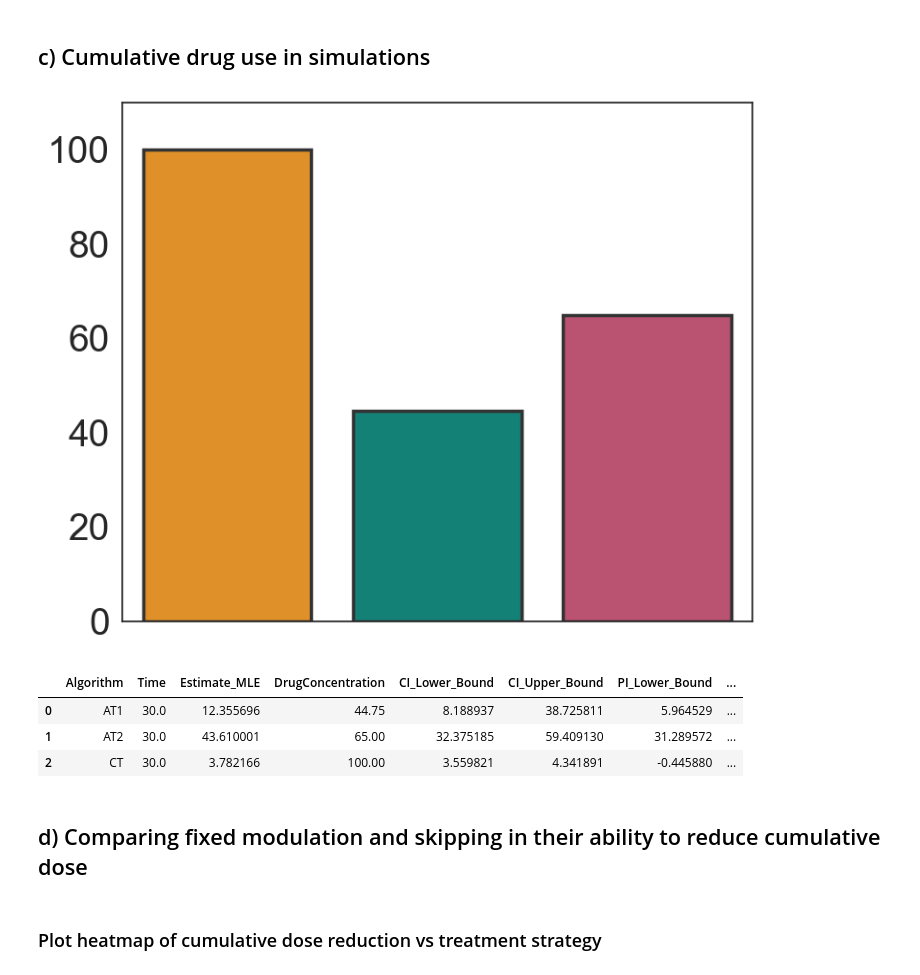
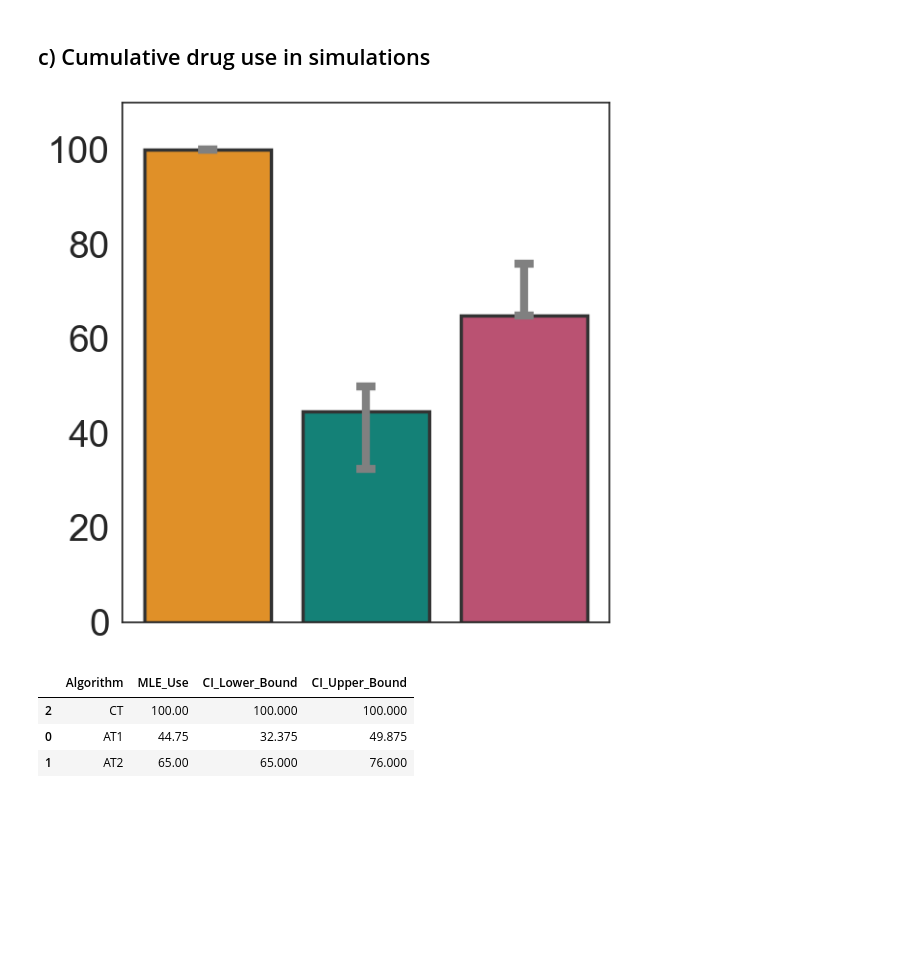
Before and after one commit to MathOnco/PARPi_Model, a Jupyter notebook: jnb_figure6.ipynb, the cells around one changed output. Drawn from its saved outputs; the diff is of its cells as text; code cells hidden in the pictures; blank space fills up the shorter version.

```diff
--- a/jnb_figure6.ipynb
+++ b/jnb_figure6.ipynb
@@ -78,20 +85,36 @@ algorithmSpecsDic = {"AT1":{'atThreshold':0., 'doseList':[0,12.5,25,50,100],
                     }
 # %%
 tmpDfList = []
+tmpDicList = []
 for algorithm in list(algorithmSpecsDic.keys()):
     # Simulate
     atToProfile = algorithm if algorithm!="CT" else "AT1"
-    tmpDf = compute_confidenceInterval_prediction(fitObj=fitObj,
+    tmpDf, trajectoriesMat = compute_confidenceInterval_prediction(fitObj=fitObj,
                                                  bootstrapResultsDf=treatmentModelBootstrapsDf[:25],#[:n_bootstraps],xxx
                                                  atToProfile=atToProfile,
                                                  at_kws=algorithmSpecsDic[algorithm],
                                                  initialConditionsList={"P0":(1-fA)*n0, "A0":fA*n0},
                                                  show_progress=True, n_time_steps=100,
                                                  alpha=ci_significanceLevel,
+                                                 returnTrajectories=True,
                                                  solver_kws=solver_kws)
     tmpDf['Algorithm'] = algorithm
     tmpDfList.append(tmpDf)
+
+    # Record mean drug use for later plotting
+    meanDrugUseDistribution = np.mean(trajectoriesMat[:,:,-1], axis=1)
+#     print(algorithm, tmpDf.DrugConcentration.mean(), meanDrugUseDistribution)
+    tmpDicList.append({"Algorithm":algorithm,
+                       "MLE_Use": tmpDf.DrugConcentration.mean(),
+                       "CI_Lower_Bound": np.percentile(meanDrugUseDistribution,
+                                                       (1 - ci_significanceLevel) * 100 / 2),
+                       "CI_Upper_Bound": np.percentile(meanDrugUseDistribution,
+                                                       (ci_significanceLevel + (1 - ci_significanceLevel) / 2) * 100)})
 modelPredictionsDf = pd.concat(tmpDfList)
+cumDrugDataDf = pd.DataFrame(tmpDicList)
+cumDrugDataDf['Algorithm'] = pd.Categorical(cumDrugDataDf['Algorithm'], ordered=True,
+                                            categories=["CT", "AT1", "AT2"])
+cumDrugDataDf = cumDrugDataDf.sort_values(by="Algorithm")
 # %% [markdown]
 ### Plot
 # %%
@@ -127,32 +150,33 @@ plt.savefig("./figures/txPredictions_differentATAlgorithms.pdf")
 # %% [markdown]
 ## c) Cumulative drug use in simulations
 # %%
-cumDrugDataDf = modelPredictionsDf[modelPredictionsDf.Variable=="TumourSize"].groupby(by="Algorithm").mean(numeric_only=True)
-cumDrugDataDf = cumDrugDataDf.reset_index()
-
-plt.figure(figsize=(7.5,6))
-ax = sns.barplot(x="Algorithm", y="DrugConcentration", order=["CT", "AT1", "AT2"],
+plt.figure(figsize=(6,6)) #(7.5,6)
+ax = sns.barplot(x="Algorithm", y="MLE_Use",
                  edgecolor=".2",linewidth=2.5,
                  palette=myColourPlatte,
                  data=cumDrugDataDf)
+# Plot variation
+ax.errorbar(x=cumDrugDataDf["Algorithm"],
+            y= cumDrugDataDf["MLE_Use"], #np.arange(currDataDf.shape[0]),
+            yerr=np.array([cumDrugDataDf['MLE_Use']-cumDrugDataDf['CI_Lower_Bound'],
+                           cumDrugDataDf['CI_Upper_Bound']-cumDrugDataDf['MLE_Use']]),
+            fmt='none', c='grey', capsize=7, elinewidth=6, capthick=6)
 ax.set_ylim(0,110)
 ax.set_ylabel("")
 ax.set_xlabel(r"")
 ax.set_xticklabels([])
 ax.set_yticklabels([0,20,40,60,80,100])
 # sns.despine(offset=5, trim=True)
 plt.tick_params(labelsize=28)
 plt.xticks(rotation=315)
 plt.tight_layout()
 plt.savefig("figures/atSimulations_cumDrug.pdf")
 # %% [output]
-[figure, old version]
+[figure, new version]
 # %%
 cumDrugDataDf
 # %% [output]
-|  | Algorithm | Time | Estimate_MLE | DrugConcentration | CI_Lower_Bound | CI_Upper_Bound | PI_Lower_Bound | ... |
-| 0 | AT1 | 30.0 | 12.355696 | 44.75 | 8.188937 | 38.725811 | 5.964529 | ... |
-| 1 | AT2 | 30.0 | 43.610001 | 65.00 | 32.375185 | 59.409130 | 31.289572 | ... |
-| 2 | CT | 30.0 | 3.782166 | 100.00 | 3.559821 | 4.341891 | -0.445880 | ... |
+|  | Algorithm | MLE_Use | CI_Lower_Bound | CI_Upper_Bound |
+| 2 | CT | 100.00 | 100.000 | 100.000 |
+| 0 | AT1 | 44.75 | 32.375 | 49.875 |
+| 1 | AT2 | 65.00 | 65.000 | 76.000 |
-# %% [markdown]
-## d) Comparing fixed modulation and skipping in their ability to reduce cumulative dose
@@ -172,2 +182,0 @@ solver_kws_tmp['max_step'] = 0.5
-# %% [markdown]
-### Plot heatmap of cumulative dose reduction vs treatment strategy
```
Also changed, not shown: parts of 24 cells of this notebook, 4 other files.
